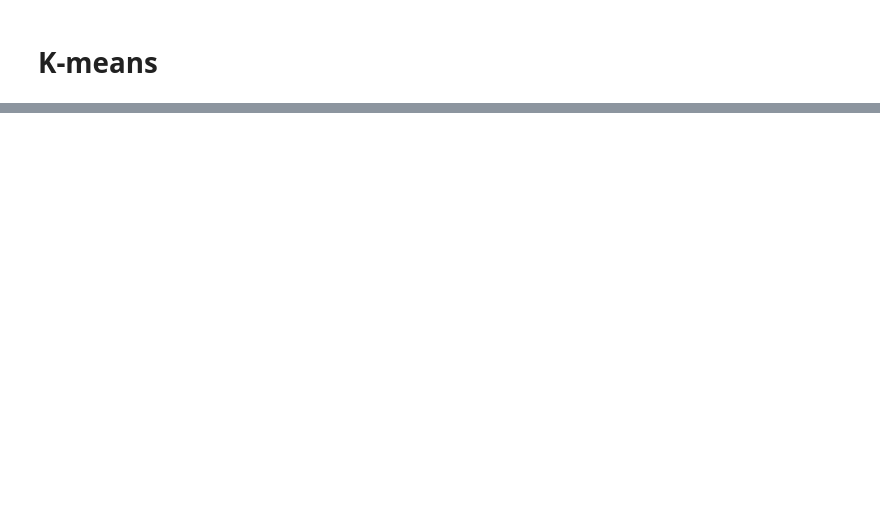
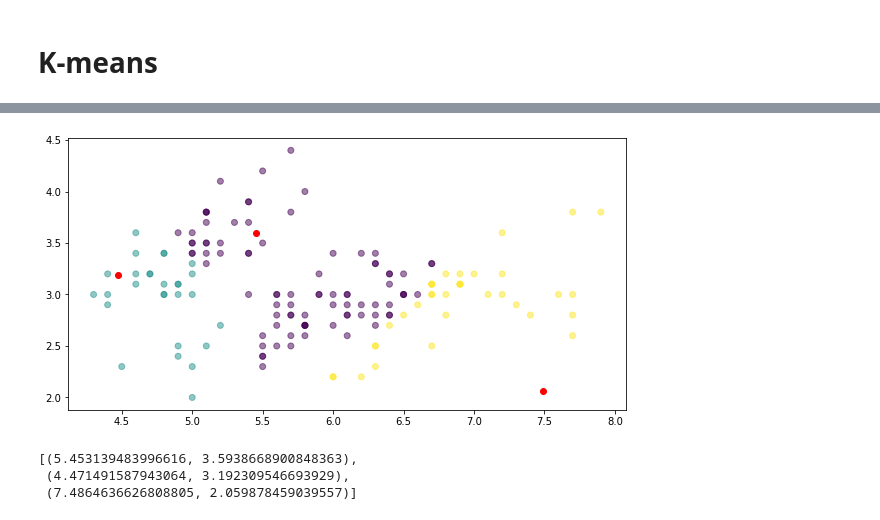
Before and after one commit to yoo9519/Data-dev, a Jupyter notebook: algorithm/kmeans.ipynb, the cells around one changed output, grey strips where cells are left out. Cells and saved outputs as stored; diff of their text form; code cells hidden in the pictures; blank space fills up the shorter version.

```diff
--- a/algorithm/kmeans.ipynb
+++ b/algorithm/kmeans.ipynb
@@ -37,0 +61,22 @@ centroids
+# %%
+def distance(a, b):
+    return sum([(el_a - el_b)**2 for el_a, el_b in list(zip(a,b))]) ** 0.5
+# %%
+labels = np.zeros(len(samples))
+sepal_length_width = np.array(list(zip(x, y)))
+
+for i in range(len(samples)):
+    distances = np.zeros(k)
+
+    for j in range(k):
+        distances[j] = distance(sepal_length_width[i], centroids[j])
+
+    cluster = np.argmin(distances)
+    labels[i] = cluster
+# %%
+plt.figure(figsize=(10,5))
+plt.scatter(x, y, c=labels, alpha=0.5)
+plt.scatter(centroids_x, centroids_y, c='red')
+plt.show()
+# %% [output]
+[figure, added]
@@ -37,0 +89,6 @@ centroids
+# %%
+centroids_old
+# %% [output]
+[(5.453139483996616, 3.5938668900848363),
+ (4.471491587943064, 3.192309546693929),
+ (7.4864636626808805, 2.059878459039557)]
```
Also changed, not shown: parts of 16 cells of this notebook, 3 other files.
